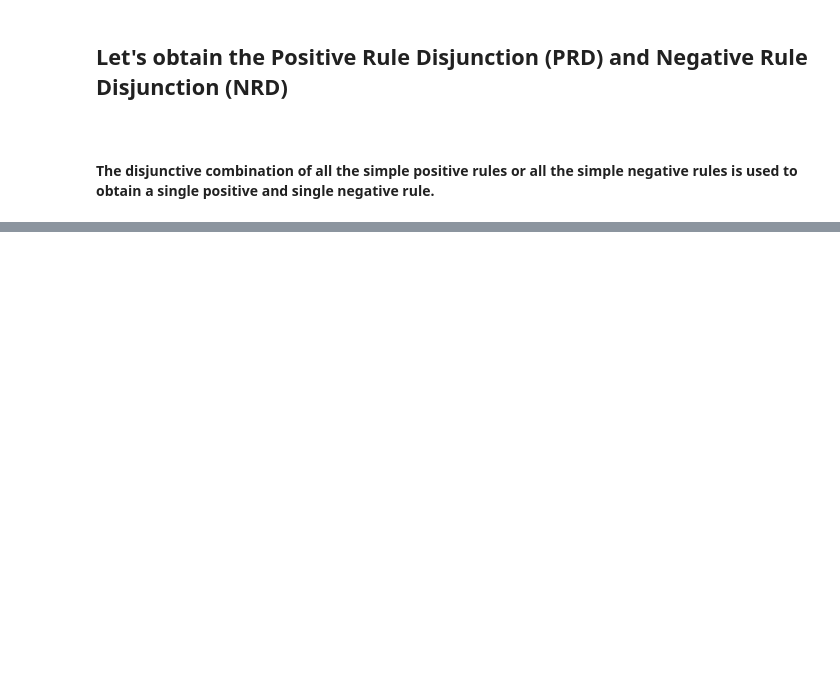
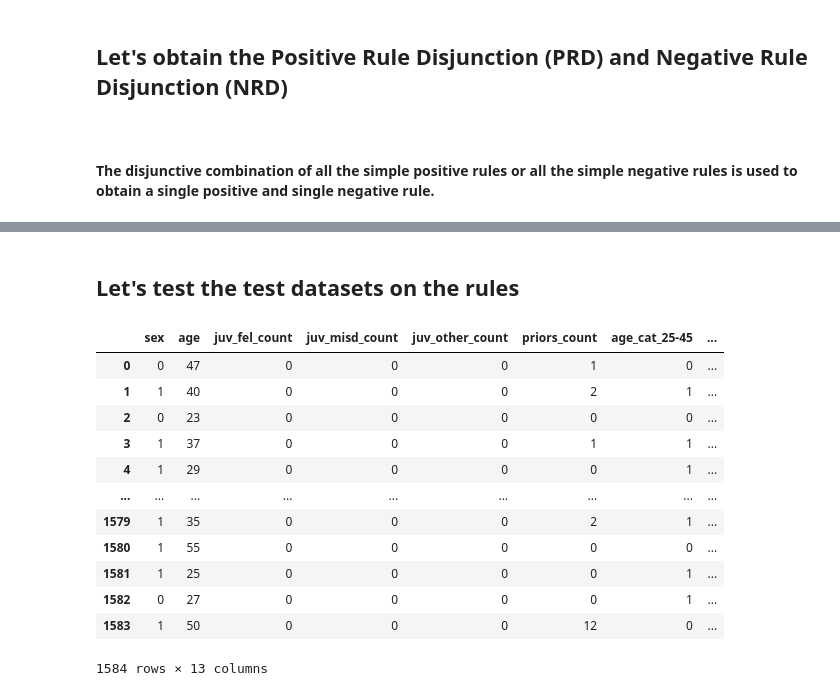
Before and after one commit to Camila44567/AutoML-ISA, a Jupyter notebook: AEM.ipynb, the cells around one changed output, grey strips where cells are left out. Saved outputs shown, nothing was run; the diff lists cells and outputs as text; code cells hidden in the pictures; blank space fills up the shorter version.

Commit message:
Now defines rule based on the train dataset

```diff
--- a/AEM.ipynb
+++ b/AEM.ipynb
@@ -0,0 +6,10 @@
+# %%
+# Directories with data for original features, metadata, algorithm bin and beta easy
+direc = [#"/home/camila/Documents/Faculdade/Projeto-Mestrado/Dados/Reais/credit-g"
+         #,
+         "/home/camila/Documents/Faculdade/Projeto-Mestrado/Dados/Reais/compas"
+         #,
+         #"/home/camila/Documents/Faculdade/Projeto-Mestrado/Dados/Reais/glass",
+         #"/home/camila/Documents/Faculdade/Projeto-Mestrado/Dados/Reais/iris",
+         #"/home/camila/Documents/Faculdade/Projeto-Mestrado/Dados/Reais/pima_diabetes"
+        ]
@@ -1,25 +31,17 @@
 # %% [markdown]
 ## Read data and create the sets we'll be using
 # %%
-import joindata as jd
+import preprocess as pp
 import os
 
-# Directories with data for original features, metadata, algorithm bin and beta easy
-direc = ["/home/camila/Documents/Faculdade/Projeto-Mestrado/Dados/Reais/credit-g",
-         "/home/camila/Documents/Faculdade/Projeto-Mestrado/Dados/Reais/compas"
-         #,
-         #"/home/camila/Documents/Faculdade/Projeto-Mestrado/Dados/Reais/glass",
-         #"/home/camila/Documents/Faculdade/Projeto-Mestrado/Dados/Reais/iris",
-         #"/home/camila/Documents/Faculdade/Projeto-Mestrado/Dados/Reais/pima_diabetes"
-        ]
-
-# Let's create the datasets we'll be using
-datasets_dict = jd.create_sets(direc)
+# Let's process the train and test datasets we'll be using
+train_dict = pp.create_sets(direc, "Train")
+test_dict = pp.create_sets(direc, "Test")
 
 # Here's the format of the dictionary
-for key in datasets_dict:
+for key in train_dict:
     print (key)
-    for key2 in datasets_dict[key]:
+    for key2 in train_dict[key]:
         print(f"\t {key2}")
 # %% [output]
 original_features
@@ -171,0 +196,2 @@ NameError: name 'Good_Rules' is not defined
+# %% [markdown]
+## Let's test the test datasets on the rules
@@ -171,0 +209,16 @@ NameError: name 'Good_Rules' is not defined
+# %%
+test_dict['original_features']['compas']
+# %% [output]
+|  | sex | age | juv_fel_count | juv_misd_count | juv_other_count | priors_count | age_cat_25-45 | ... |
+| 0 | 0 | 47 | 0 | 0 | 0 | 1 | 0 | ... |
+| 1 | 1 | 40 | 0 | 0 | 0 | 2 | 1 | ... |
+| 2 | 0 | 23 | 0 | 0 | 0 | 0 | 0 | ... |
+| 3 | 1 | 37 | 0 | 0 | 0 | 1 | 1 | ... |
+| 4 | 1 | 29 | 0 | 0 | 0 | 0 | 1 | ... |
+| ... | ... | ... | ... | ... | ... | ... | ... | ... |
+| 1579 | 1 | 35 | 0 | 0 | 0 | 2 | 1 | ... |
+| 1580 | 1 | 55 | 0 | 0 | 0 | 0 | 0 | ... |
+| 1581 | 1 | 25 | 0 | 0 | 0 | 0 | 1 | ... |
+| 1582 | 0 | 27 | 0 | 0 | 0 | 0 | 1 | ... |
+| 1583 | 1 | 50 | 0 | 0 | 0 | 12 | 0 | ... |
+1584 rows × 13 columns
```
Also changed, not shown: parts of 19 cells of this notebook.
